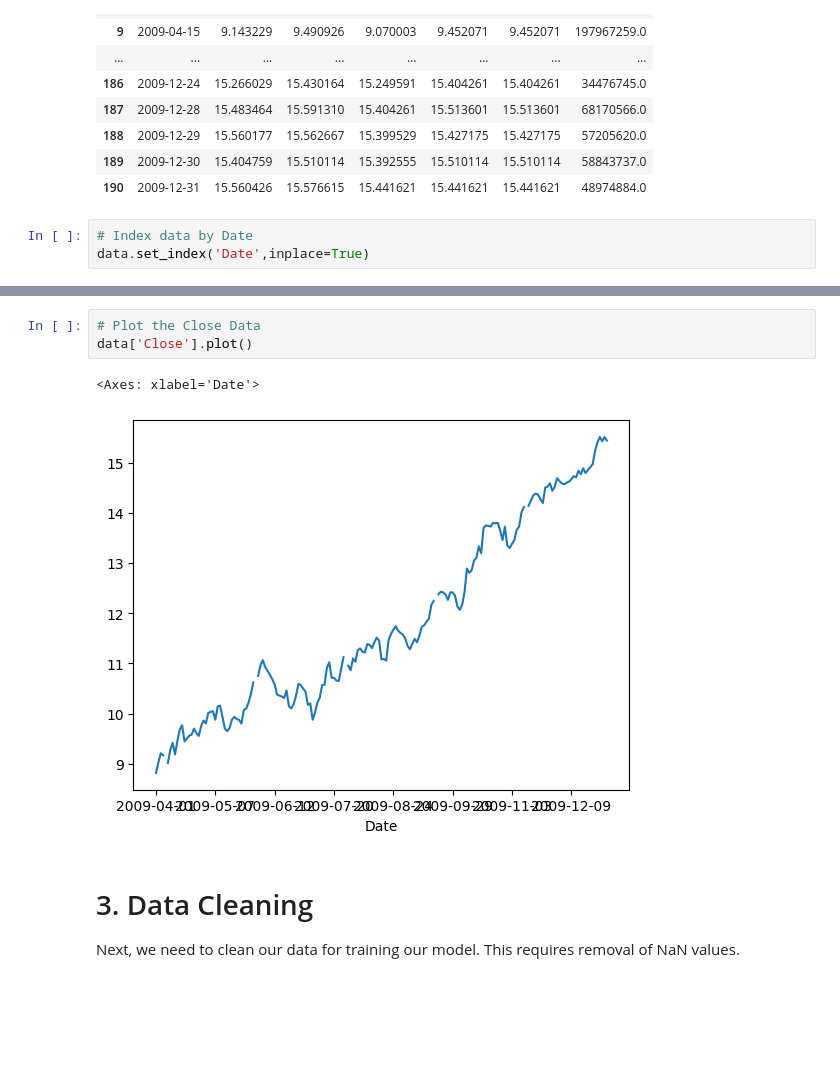
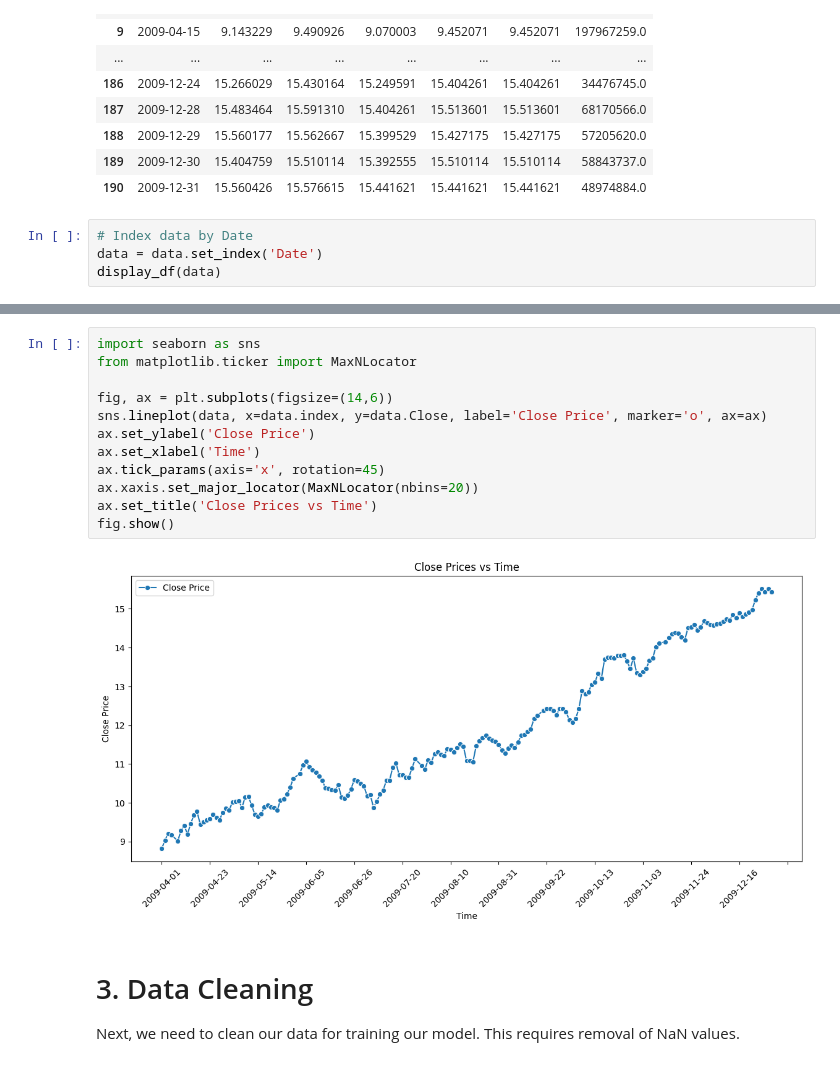
Before and after one commit to bigboy92/fend-matching-game, a Jupyter notebook: project_nb.ipynb, the cells around one changed output, grey strips where cells are left out. Cells and saved outputs as stored; diff of their text form; blank space fills up the shorter version.

```diff
--- a/project_nb.ipynb
+++ b/project_nb.ipynb
@@ -54,4 +57,5 @@ display_df(data)
 | 190 | 2009-12-31 | 15.560426 | 15.576615 | 15.441621 | 15.441621 | 15.441621 | 48974884.0 |
 # %%
 # Index data by Date
-data.set_index('Date',inplace=True)
+data = data.set_index('Date')
+display_df(data)
@@ -58,9 +81,17 @@ data.set_index('Date',inplace=True)
 # %%
-# Plot the Close Data
-data['Close'].plot()
+import seaborn as sns
+from matplotlib.ticker import MaxNLocator
+
+fig, ax = plt.subplots(figsize=(14,6))
+sns.lineplot(data, x=data.index, y=data.Close, label='Close Price', marker='o', ax=ax)
+ax.set_ylabel('Close Price')
+ax.set_xlabel('Time')
+ax.tick_params(axis='x', rotation=45)
+ax.xaxis.set_major_locator(MaxNLocator(nbins=20))
+ax.set_title('Close Prices vs Time')
+fig.show()
 # %% [output]
-<Axes: xlabel='Date'>
-[figure, old version]
+[figure, new version]
 # %% [markdown]
 # 3. Data Cleaning
 Next, we need to clean our data for training our model. This requires removal of NaN values.
```
Also changed, not shown: parts of 21 cells of this notebook.
